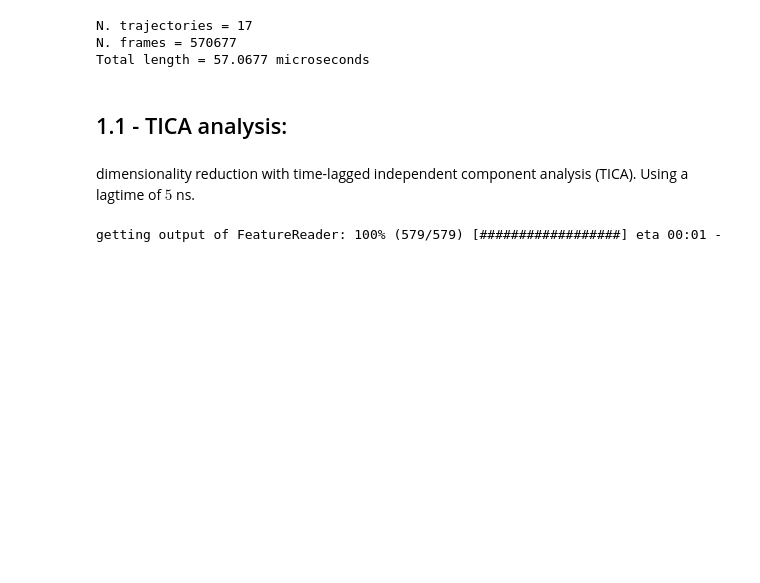
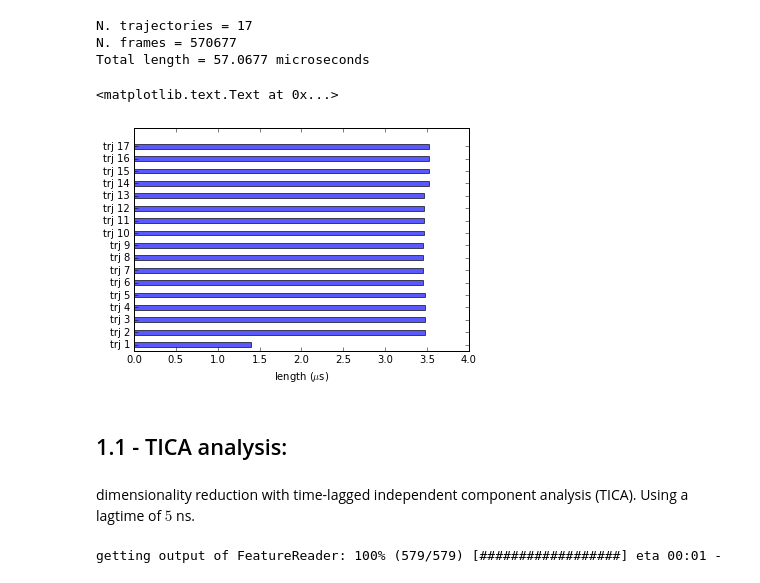
Before and after one commit to srnas/oligonucleotides-kinetics, a Jupyter notebook: trinucleotide.ipynb, the cells around one changed output. Drawn from its saved outputs; the diff is of its cells as text; code cells hidden in the pictures; blank space fills up the shorter version.

Commit message:
plot with trajectories lengths

```diff
--- a/trinucleotide.ipynb
+++ b/trinucleotide.ipynb
@@ -80,6 +80,14 @@ print 'Total length =',inp_dGP.n_frames_total()/10000., 'microseconds'
 N. trajectories = 17
 N. frames = 570677
 Total length = 57.0677 microseconds
+# %%
+ppp=plt.barh(np.arange(0.3,inp_dGP.ntraj),\
+             inp_dGP.trajectory_lengths()/10000.,height=0.4,alpha=0.65)
+plt.yticks(np.arange(0.5,inp_dGP.ntraj),['trj %d'%i for i in range(1,inp_dGP.ntraj+1)])
+plt.xlabel(r'length ($\mu$s)')
+# %% [output]
+<matplotlib.text.Text at 0x...>
+[figure, added]
 # %% [markdown]
 ## 1.1 - TICA analysis:
 # %% [markdown]
```
Also changed, not shown: parts of 1 cell of this notebook.
